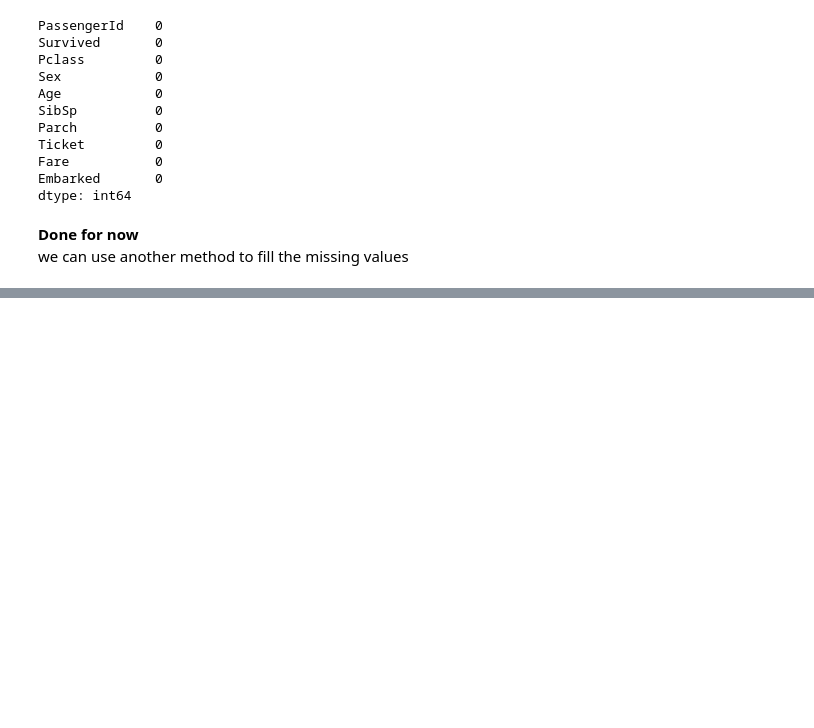
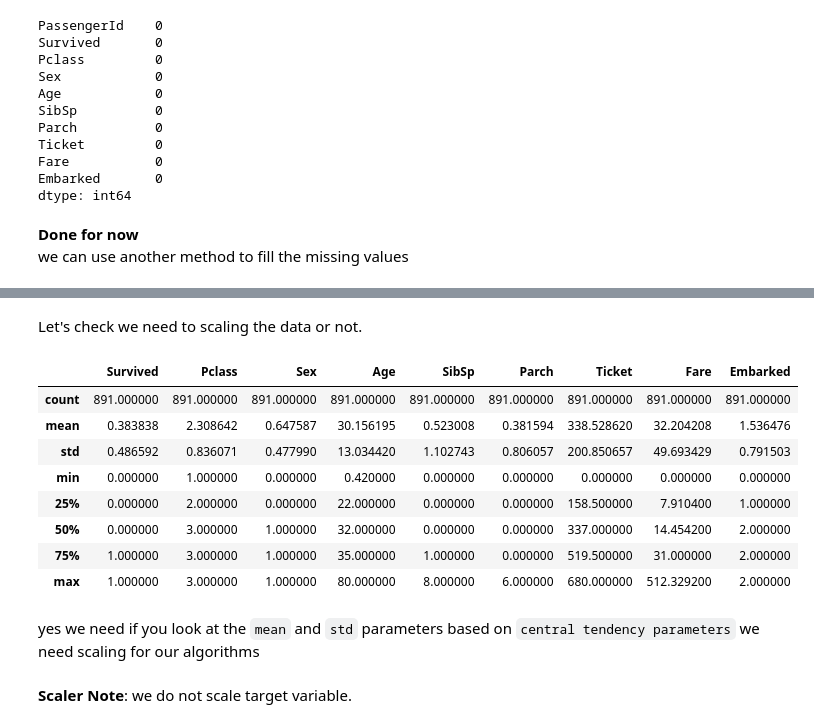
Before and after one commit to mrpintime/TitanicSurvivor, a Jupyter notebook: Titanic_(Kaggle_Competition).ipynb, the cells around one changed output, grey strips where cells are left out. Saved outputs shown, nothing was run; the diff lists cells and outputs as text; code cells hidden in the pictures; blank space fills up the shorter version.

```diff
--- a/Titanic_(Kaggle_Competition).ipynb
+++ b/Titanic_(Kaggle_Competition).ipynb
@@ -453,0 +519,18 @@ we can use another method to fill the missing values
+# %% [markdown]
+Let's check we need to scaling the data or not.
+# %%
+df.describe()
+# %% [output]
+|  | Survived | Pclass | Sex | Age | SibSp | Parch | Ticket | Fare | Embarked |
+| count | 891.000000 | 891.000000 | 891.000000 | 891.000000 | 891.000000 | 891.000000 | 891.000000 | 891.000000 | 891.000000 |
+| mean | 0.383838 | 2.308642 | 0.647587 | 30.156195 | 0.523008 | 0.381594 | 338.528620 | 32.204208 | 1.536476 |
+| std | 0.486592 | 0.836071 | 0.477990 | 13.034420 | 1.102743 | 0.806057 | 200.850657 | 49.693429 | 0.791503 |
+| min | 0.000000 | 1.000000 | 0.000000 | 0.420000 | 0.000000 | 0.000000 | 0.000000 | 0.000000 | 0.000000 |
+| 25% | 0.000000 | 2.000000 | 0.000000 | 22.000000 | 0.000000 | 0.000000 | 158.500000 | 7.910400 | 1.000000 |
+| 50% | 0.000000 | 3.000000 | 1.000000 | 32.000000 | 0.000000 | 0.000000 | 337.000000 | 14.454200 | 2.000000 |
+| 75% | 1.000000 | 3.000000 | 1.000000 | 35.000000 | 1.000000 | 0.000000 | 519.500000 | 31.000000 | 2.000000 |
+| max | 1.000000 | 3.000000 | 1.000000 | 80.000000 | 8.000000 | 6.000000 | 680.000000 | 512.329200 | 2.000000 |
+# %% [markdown]
+yes we need if you look at the `mean` and `std` parameters based on `central tendency parameters` we need scaling for our algorithms
+# %% [markdown]
+**Scaler Note**: we do not scale target variable.
```
Also changed, not shown: parts of 37 cells of this notebook.
